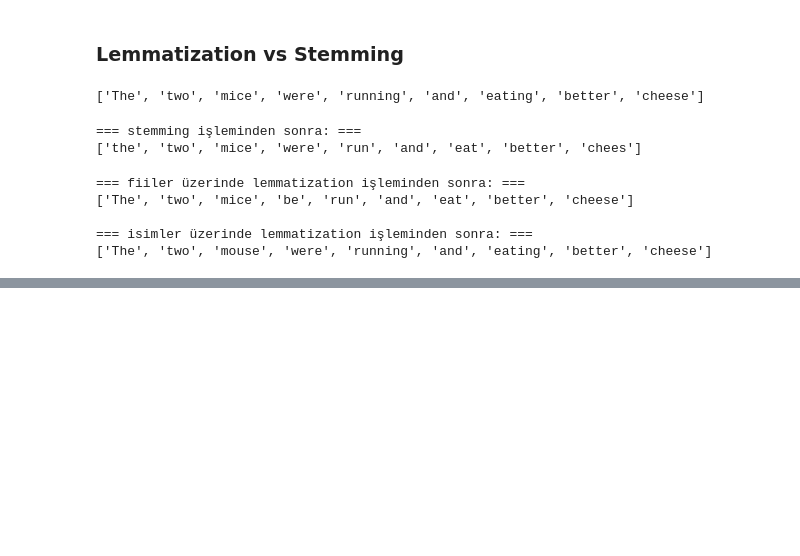
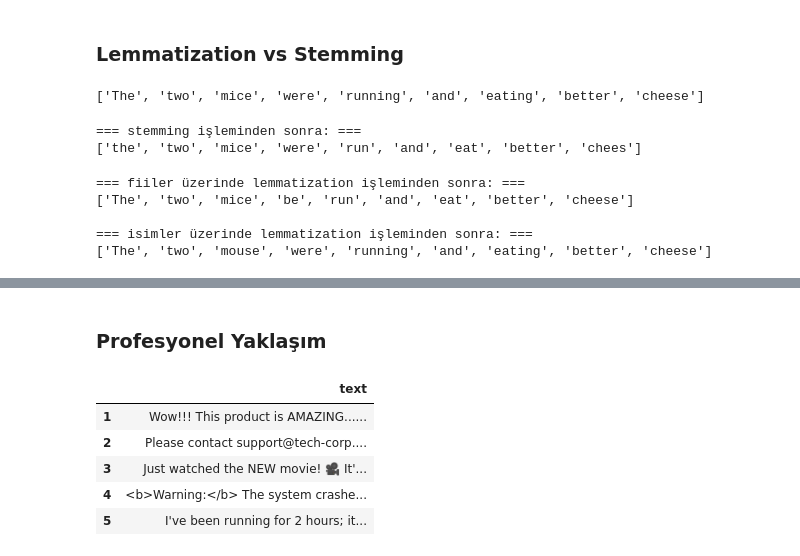
Before and after one commit to ensarakbas77/BTK-Deep-Learning-and-NLP-Notes, a Jupyter notebook: NLP_1/Metin Ön İşleme/TextPreprocessingExamples.ipynb, the cells around one changed output, grey strips where cells are left out. Saved outputs shown, nothing was run; the diff lists cells and outputs as text; code cells hidden in the pictures; blank space fills up the shorter version.

```diff
--- a/NLP_1/Metin Ön İşleme/TextPreprocessingExamples.ipynb
+++ b/NLP_1/Metin Ön İşleme/TextPreprocessingExamples.ipynb
@@ -162,0 +388,2 @@ print(f"\n=== isimler üzerinde lemmatization işleminden sonra: ===\n{lemmas_no
+# %% [markdown]
+### Profesyonel Yaklaşım
@@ -162,0 +398,10 @@ print(f"\n=== isimler üzerinde lemmatization işleminden sonra: ===\n{lemmas_no
+# %%
+df = pd.DataFrame.from_dict(texts, orient='index', columns=['text'])
+df.head()
+# %% [output]
+|  | text |
+| 1 | Wow!!! This product is AMAZING...... |
+| 2 | Please contact support@tech-corp.... |
+| 3 | Just watched the NEW movie! 🎥 It'... |
+| 4 | <b>Warning:</b> The system crashe... |
+| 5 | I've been running for 2 hours; it... |
```
Also changed, not shown: parts of 24 cells of this notebook.
